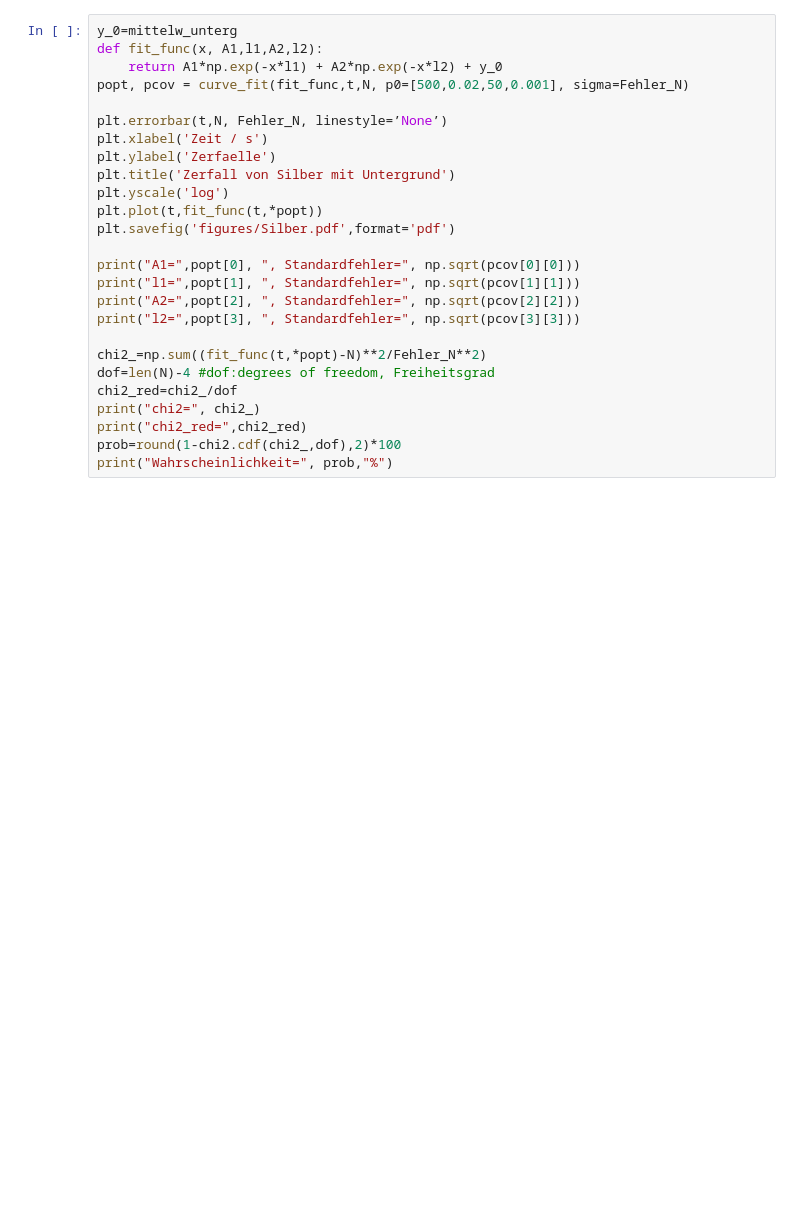
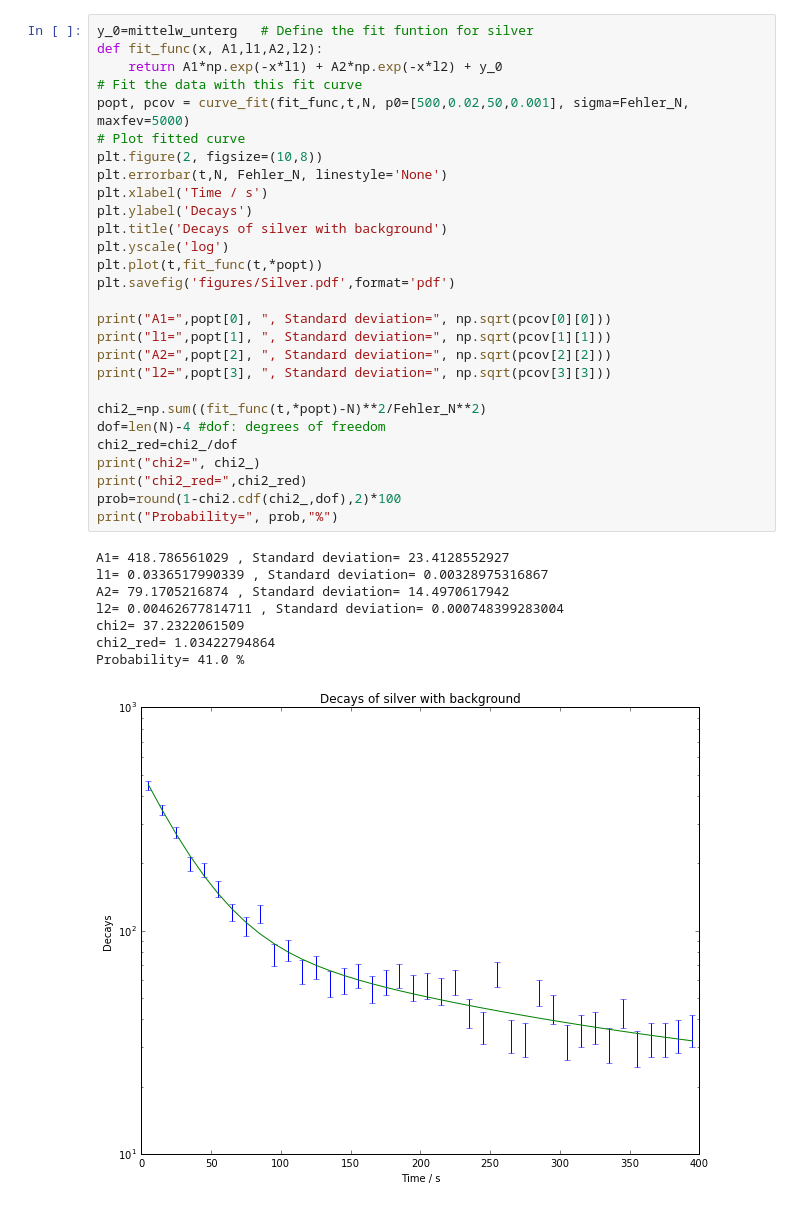
Before and after one commit to Intergalakti/Versuch-252, a Jupyter notebook: Experiment 252 - Radioactive Decay.ipynb, the cells around one changed output. Drawn from its saved outputs; the diff is of its cells as text; blank space fills up the shorter version.

```diff
--- a/Experiment 252 - Radioactive Decay.ipynb
+++ b/Experiment 252 - Radioactive Decay.ipynb
@@ -26,26 +35,37 @@ plt.yscale('log')
 # %%
-y_0=mittelw_unterg
+y_0=mittelw_unterg   # Define the fit funtion for silver
 def fit_func(x, A1,l1,A2,l2):
     return A1*np.exp(-x*l1) + A2*np.exp(-x*l2) + y_0
-popt, pcov = curve_fit(fit_func,t,N, p0=[500,0.02,50,0.001], sigma=Fehler_N)
-
-plt.errorbar(t,N, Fehler_N, linestyle=’None’)
-plt.xlabel('Zeit / s')
-plt.ylabel('Zerfaelle')
-plt.title('Zerfall von Silber mit Untergrund')
+# Fit the data with this fit curve
+popt, pcov = curve_fit(fit_func,t,N, p0=[500,0.02,50,0.001], sigma=Fehler_N, maxfev=5000)
+# Plot fitted curve
+plt.figure(2, figsize=(10,8))
+plt.errorbar(t,N, Fehler_N, linestyle='None')
+plt.xlabel('Time / s')
+plt.ylabel('Decays')
+plt.title('Decays of silver with background')
 plt.yscale('log')
 plt.plot(t,fit_func(t,*popt))
-plt.savefig('figures/Silber.pdf',format='pdf')
+plt.savefig('figures/Silver.pdf',format='pdf')
 
-print("A1=",popt[0], ", Standardfehler=", np.sqrt(pcov[0][0]))
-print("l1=",popt[1], ", Standardfehler=", np.sqrt(pcov[1][1]))
-print("A2=",popt[2], ", Standardfehler=", np.sqrt(pcov[2][2]))
-print("l2=",popt[3], ", Standardfehler=", np.sqrt(pcov[3][3]))
+print("A1=",popt[0], ", Standard deviation=", np.sqrt(pcov[0][0]))
+print("l1=",popt[1], ", Standard deviation=", np.sqrt(pcov[1][1]))
+print("A2=",popt[2], ", Standard deviation=", np.sqrt(pcov[2][2]))
+print("l2=",popt[3], ", Standard deviation=", np.sqrt(pcov[3][3]))
 
 chi2_=np.sum((fit_func(t,*popt)-N)**2/Fehler_N**2)
-dof=len(N)-4 #dof:degrees of freedom, Freiheitsgrad
+dof=len(N)-4 #dof: degrees of freedom
 chi2_red=chi2_/dof
 print("chi2=", chi2_)
 print("chi2_red=",chi2_red)
 prob=round(1-chi2.cdf(chi2_,dof),2)*100
-print("Wahrscheinlichkeit=", prob,"%")
+print("Probability=", prob,"%")
+# %% [output]
+A1= 418.786561029 , Standard deviation= 23.4128552927
+l1= 0.0336517990339 , Standard deviation= 0.00328975316867
+A2= 79.1705216874 , Standard deviation= 14.4970617942
+l2= 0.00462677814711 , Standard deviation= 0.000748399283004
+chi2= 37.2322061509
+chi2_red= 1.03422794864
+Probability= 41.0 %
+[figure, added]
```
Also changed, not shown: parts of 7 cells of this notebook.
